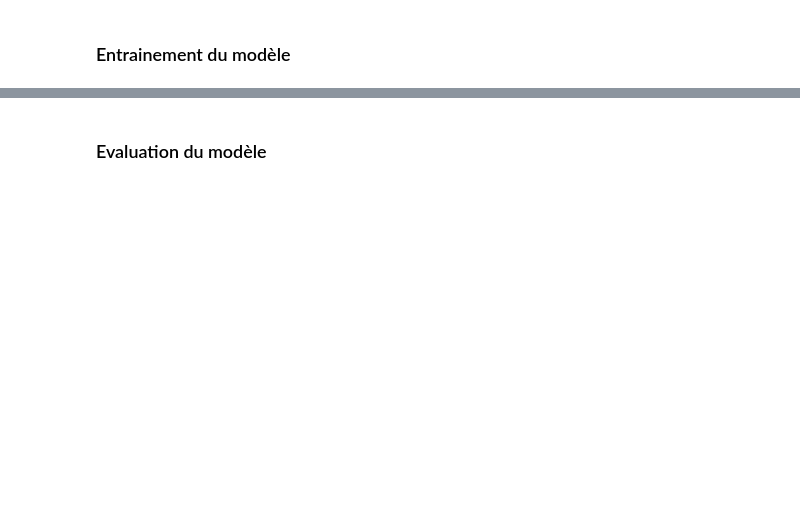
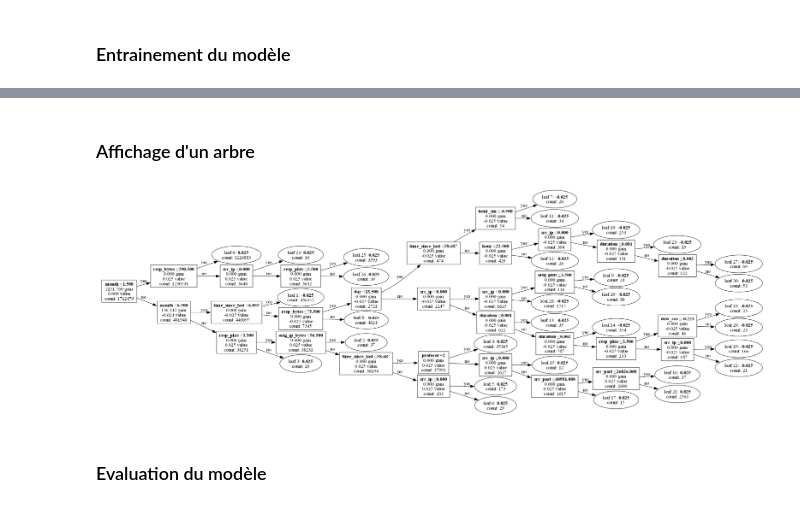
Before and after one commit to LeNonante/Logniscient, a Jupyter notebook: Model/Models.ipynb, the cells around one changed output, grey strips where cells are left out. Drawn from its saved outputs; the diff is of its cells as text; code cells hidden in the pictures; blank space fills up the shorter version.

```diff
--- a/Model/Models.ipynb
+++ b/Model/Models.ipynb
@@ -192,3 +201,12 @@ And if memory is not enough, you can set `force_col_wise=true`.
+# %% [markdown]
+### Affichage d'un arbre
+# %%
+# Afficher l'arbre (exemple pour le premier arbre)
+ax = lgb.plot_tree(gbm, tree_index=-1, figsize=(20, 10), show_info=['split_gain', 'internal_value', 'internal_count', 'leaf_count'])
+
+plt.show()
+# %% [output]
+[figure, added]
 # %% [markdown]
 ### Evaluation du modèle
 # %%
```
Also changed, not shown: parts of 4 cells of this notebook, 3 other files.
